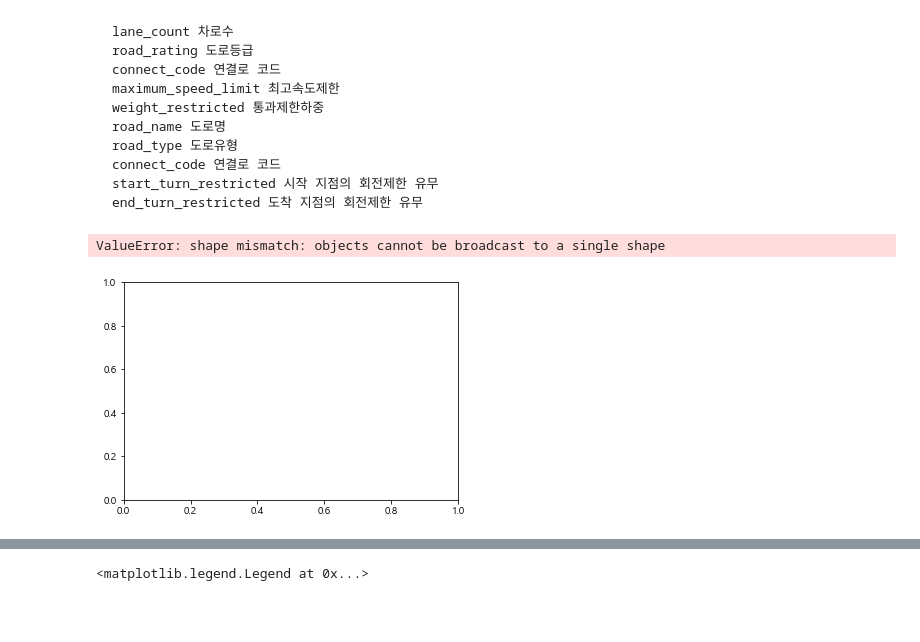
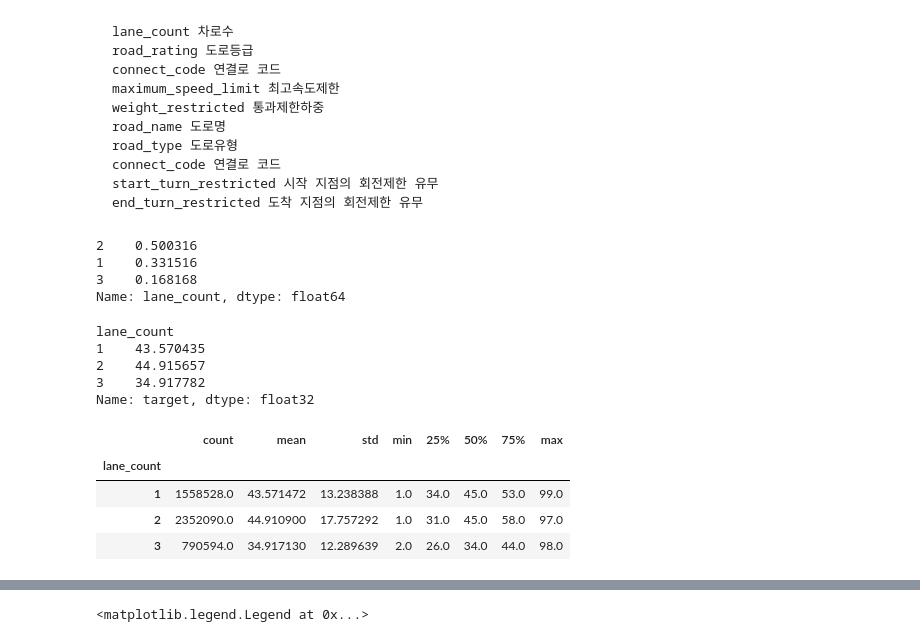
Before and after one commit to oymin2001/DataScience, a Jupyter notebook: Traffic_Jeju.ipynb, the cells around one changed output, grey strips where cells are left out. Drawn from its saved outputs; the diff is of its cells as text; code cells hidden in the pictures; blank space fills up the shorter version.

```diff
--- a/Traffic_Jeju.ipynb
+++ b/Traffic_Jeju.ipynb
@@ -295,8 +295,26 @@ Name: target, dtype: float32
     connect_code 연결로 코드
     start_turn_restricted 시작 지점의 회전제한 유무
     end_turn_restricted 도착 지점의 회전제한 유무
-# %%
-plt.bar(df_train, df_train['lane_count'])
-# %% [output]
-ValueError: shape mismatch: objects cannot be broadcast to a single shape
-[figure, removed]
+# %%
+df_train['lane_count'].value_counts() / df_train['lane_count'].count()
+# %% [output]
+2    0.500316
+1    0.331516
+3    0.168168
+Name: lane_count, dtype: float64
+# %%
+df_train.groupby('lane_count').mean()['target'] ## 3차선부터 속도가 현저히 느려짐
+# %% [output]
+lane_count
+1    43.570435
+2    44.915657
+3    34.917782
+Name: target, dtype: float32
+# %%
+df_train.groupby('lane_count').describe()['target']
+# %% [output]
+|  | count | mean | std | min | 25% | 50% | 75% | max |
+| lane_count |  |  |  |  |  |  |  |  |
+| 1 | 1558528.0 | 43.571472 | 13.238388 | 1.0 | 34.0 | 45.0 | 53.0 | 99.0 |
+| 2 | 2352090.0 | 44.910900 | 17.757292 | 1.0 | 31.0 | 45.0 | 58.0 | 97.0 |
+| 3 | 790594.0 | 34.917130 | 12.289639 | 2.0 | 26.0 | 34.0 | 44.0 | 98.0 |
```
Also changed, not shown: parts of 15 cells of this notebook.
